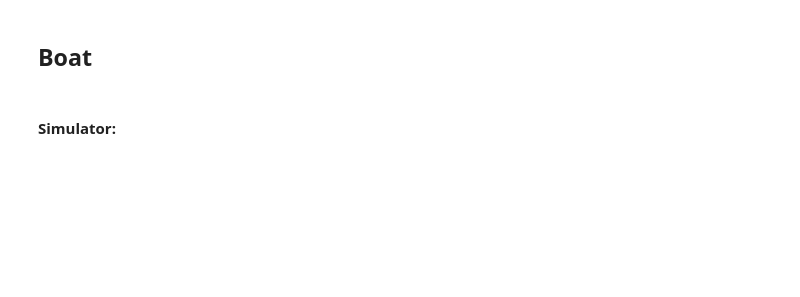
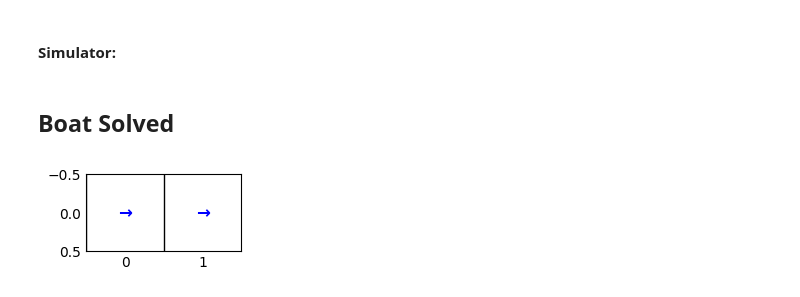
Before and after one commit to jbrismor/Hw-2_RL, a Jupyter notebook: testing.ipynb, the cells around one changed output. Cells and saved outputs as stored; diff of their text form; code cells hidden in the pictures; blank space fills up the shorter version.

Commit message:
solved using dynamic programming

```diff
--- a/testing.ipynb
+++ b/testing.ipynb
@@ -11,4 +1,2 @@ import matplotlib.patches as patches
-# %% [markdown]
-## Boat
 # %% [markdown]
 #### Simulator:
@@ -140,0 +3,2 @@ class BoatEnvSimulator(gym.Env):
+# %% [markdown]
+## Boat Solved
@@ -140,0 +7,19 @@ class BoatEnvSimulator(gym.Env):
+# %%
+# Initialize the environments
+boat_env = BoatEnvSimulator(east_wind_prob=0.7, west_wind_prob=0.3)
+
+
+# Create solver instances
+boat_solver = RLSolver(boat_env, gamma=0.99, theta=0.01, use_value_iteration=True)
+
+# Solve each environment
+boat_policy, _ = boat_solver.solve()
+
+
+# Plotting the optimal policies
+# Adjust action symbols for the boat environment
+boat_action_symbols = {0: '←', 1: '→'}
+boat_plotter = PolicyPlotter((1, 2), boat_policy, action_symbols=boat_action_symbols)
+boat_plotter.plot()
+# %% [output]
+[figure, added]
```
Also changed, not shown: parts of 26 cells of this notebook, 4 other files.
